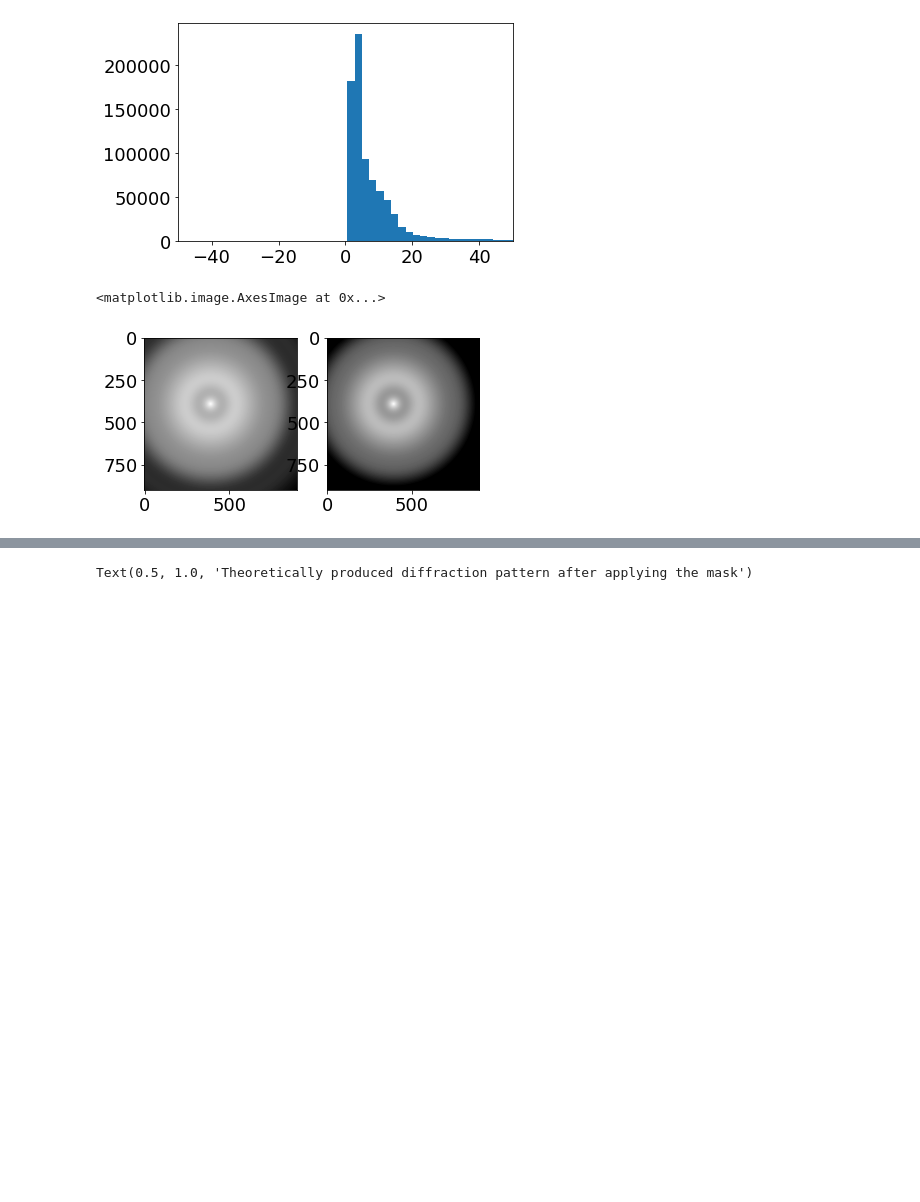
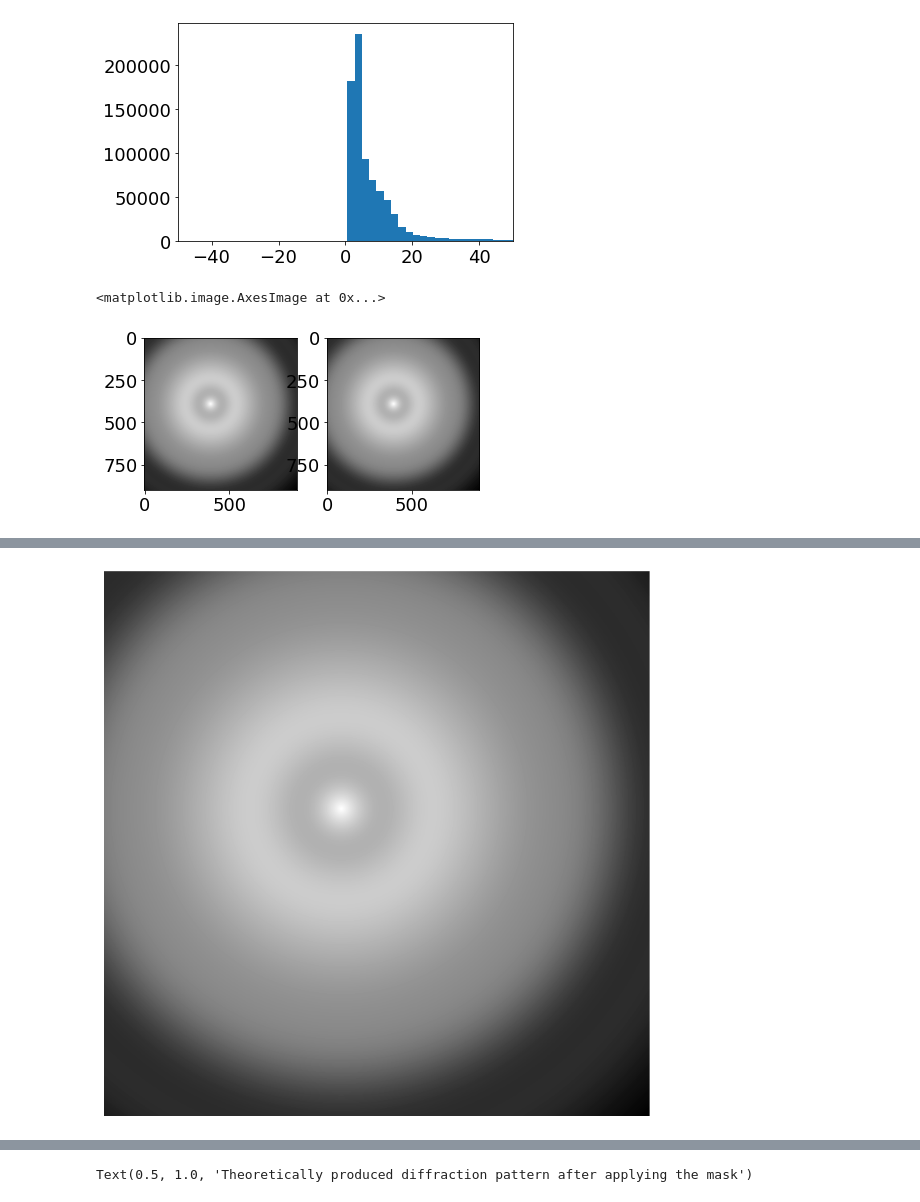
Before and after one commit to meghanad-kayanattil/Electron-diffraction, a Jupyter notebook: Simulation of gas-phase electron diffraction pattern.ipynb, the cells around one changed output, grey strips where cells are left out. Drawn from its saved outputs; the diff is of its cells as text; code cells hidden in the pictures; blank space fills up the shorter version.

```diff
--- a/Simulation of gas-phase electron diffraction pattern.ipynb
+++ b/Simulation of gas-phase electron diffraction pattern.ipynb
@@ -283,12 +399,12 @@ plt.xlim([-50,50])
 (-50.0, 50.0)
 [figure]
 # %%
-SM = np.multiply(np.divide(Itot,Iatom),s)
+SM_kirk = np.multiply(np.divide(Itot_kirk,Iatom_kirk),s)
 plt.subplot(1,2,1)
-plt.imshow(SM,cmap = 'binary')
+plt.imshow(SM_kirk,cmap = 'binary')
 plt.subplot(1,2,2)
-plt.imshow(SM,vmin=0, vmax=6, cmap = 'binary')
+plt.imshow(SM_loba, cmap = 'binary')
 # %% [output]
 <matplotlib.image.AxesImage at 0x...>
-[figure, old version]
+[figure, new version]
 # %%
@@ -299,2 +417,11 @@ plt.savefig('diffraction_modified_scattering_glycerol_isolated.png', bbox_inches
 # %% [output]
 [figure]
+# %%
+SM_loba = np.multiply(np.divide(Itot_loba,Iatom_loba),s)
+my_dpi = 96
+plt.figure(figsize=(900/my_dpi, 900/my_dpi), dpi=my_dpi)
+plt.imshow(SM_loba, cmap = 'binary')
+plt.axis('off')
+plt.imsave(fname='diffraction_modified_scattering_glycerol_isolated_lobato.png', arr=SM, cmap='gray_r', format='png')
+# %% [output]
+[figure, added]
```
Also changed, not shown: parts of 13 cells of this notebook, 1 other file.
